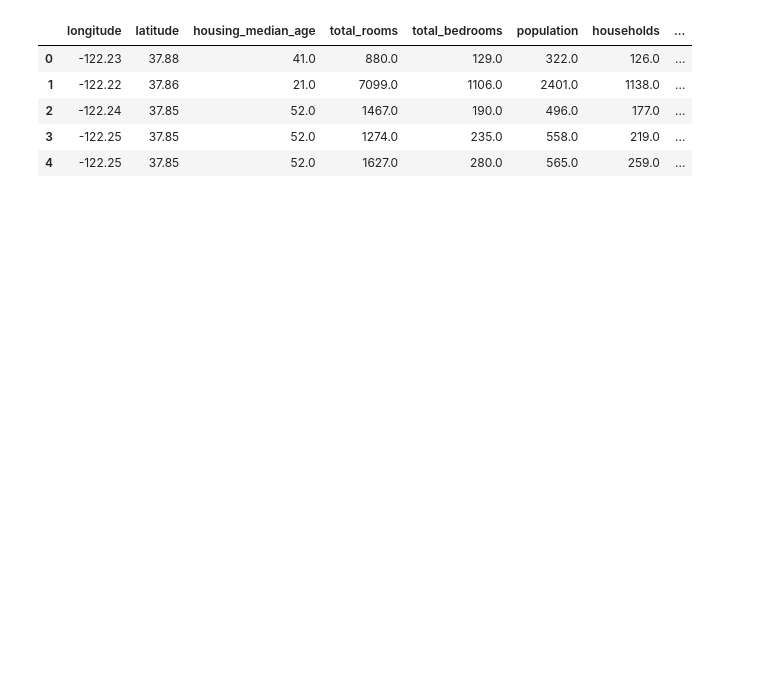
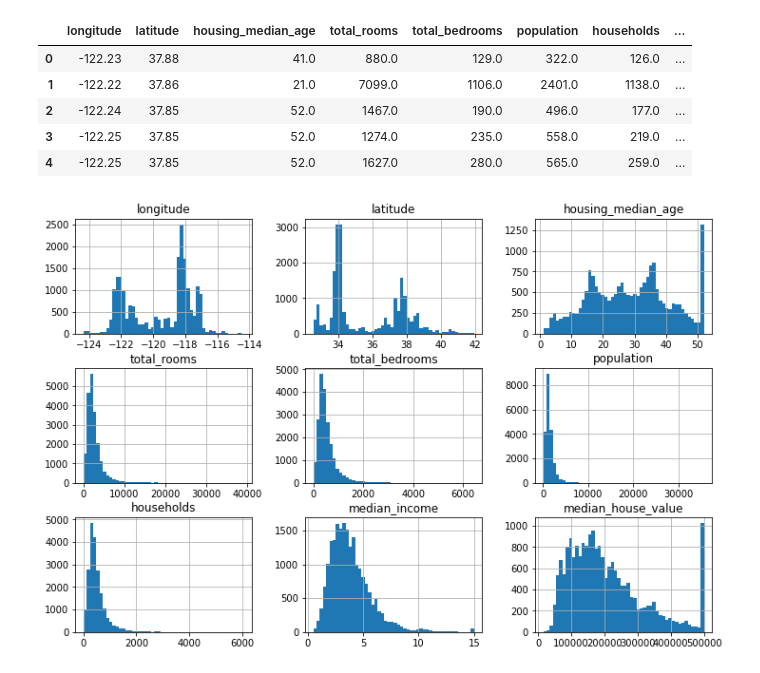
Before and after one commit to afsarequebal/HousingPrediction, a Jupyter notebook: HousingPrediction.ipynb, the cells around one changed output. Saved outputs shown, nothing was run; the diff lists cells and outputs as text; code cells hidden in the pictures; blank space fills up the shorter version.

```diff
--- a/HousingPrediction.ipynb
+++ b/HousingPrediction.ipynb
@@ -26,3 +26,10 @@ housing.head()
 | 2 | -122.24 | 37.85 | 52.0 | 1467.0 | 190.0 | 496.0 | 177.0 | ... |
 | 3 | -122.25 | 37.85 | 52.0 | 1274.0 | 235.0 | 558.0 | 219.0 | ... |
 | 4 | -122.25 | 37.85 | 52.0 | 1627.0 | 280.0 | 565.0 | 259.0 | ... |
+# %%
+import matplotlib.pyplot as plt
+
+housing.hist(bins=50, figsize=(12, 8))
+plt.show()
+# %% [output]
+[figure, added]
```
